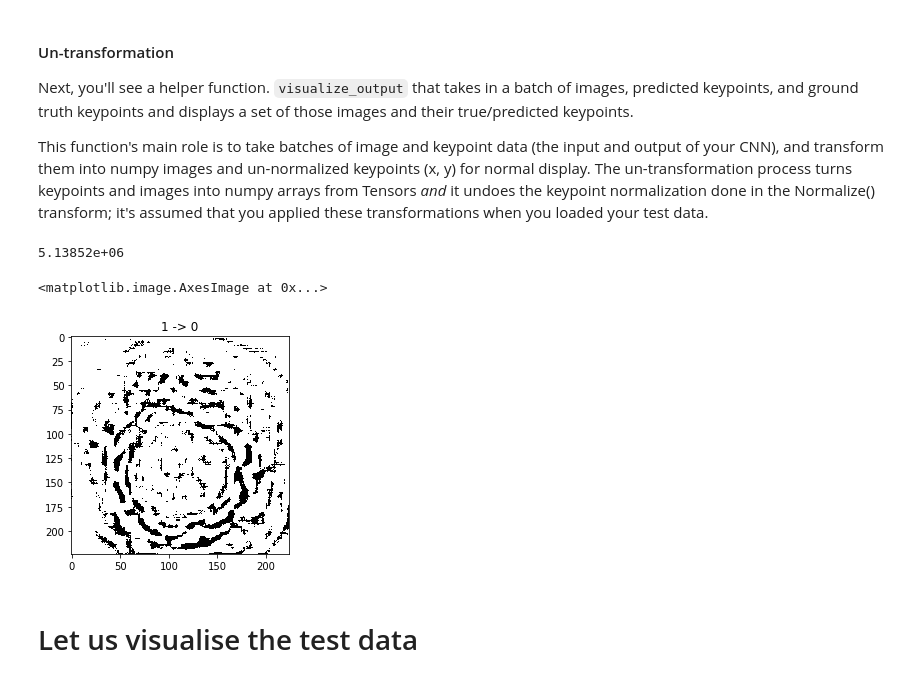
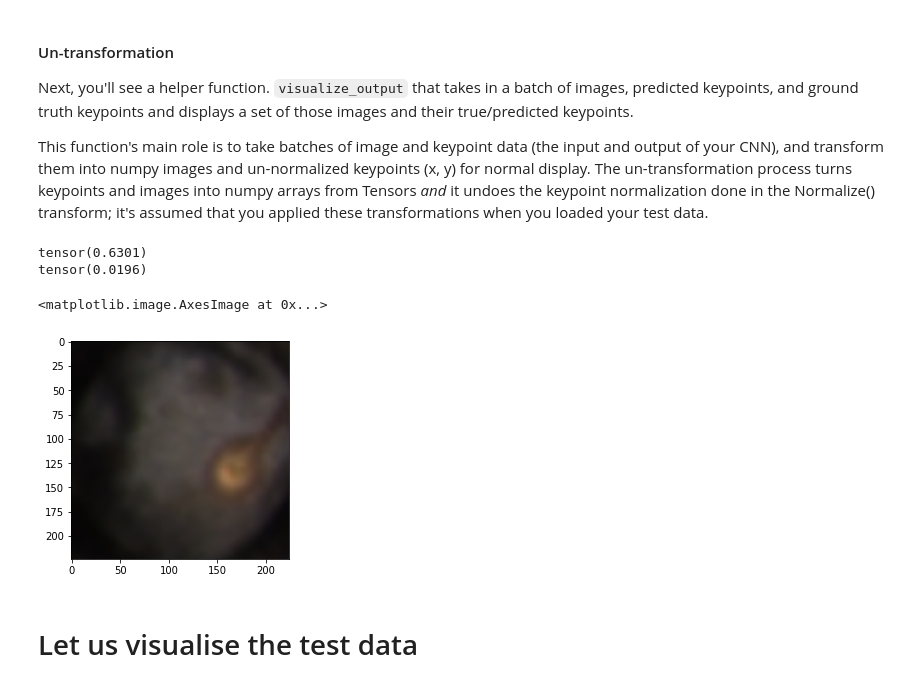
Before and after one commit to RenSilvaAU/fruit-tl, a Jupyter notebook: Fruit_Classifier-With transfer learning.ipynb, the cells around one changed output. Drawn from its saved outputs; the diff is of its cells as text; code cells hidden in the pictures.

```diff
--- a/Fruit_Classifier.ipynb
+++ b/Fruit_Classifier-With transfer learning.ipynb
@@ -67,6 +88,6 @@ I have already trained this model, and saved the weights in **saved_models/best_
 model_dir = 'saved_models/'
 model_name = 'best_ever.pt'
 
-net.load_state_dict(torch.load(model_dir+model_name))
+# net.load_state_dict(torch.load(model_dir+model_name))
 net.eval()
 # %% [output]
@@ -208,22 +246,26 @@ class Normalize(object):
         img_class_copy = np.copy(img_class)
 
         # convert image to grayscale
-        image_copy = cv2.cvtColor(image_copy, cv2.COLOR_RGB2GRAY)
+        # image_copy = cv2.cvtColor(image_copy, cv2.COLOR_RGB2GRAY)
 
         # print('\n\nmax is: ', image_copy.max())
 
-        image_copy =  (image_copy * 256.00).round() # bring image back to 0-255
+        # image_copy =  (image_copy * 256.00).round() # bring image back to 0-255
 
         # print('now max is: ', image_copy.max())
 
-        image_copy = cv2.adaptiveThreshold(image_copy.astype(np.uint8),120,cv2.ADAPTIVE_THRESH_GAUSSIAN_C,\
-            cv2.THRESH_BINARY,11,2)
+        #image_copy = cv2.adaptiveThreshold(image_copy.astype(np.uint8),255,cv2.ADAPTIVE_THRESH_GAUSSIAN_C,\
+        #    cv2.THRESH_BINARY,15,1)
 
         # print('now max is: ', image_copy.max())
 
         # scale color range from [0, 255] to [0, 1]
-        image_copy =  image_copy.astype(np.float32) / 256.00
+
+        if image.max() > 1:
+            image_copy =  image_copy / 256.00
+
         # print('now max is: ', image_copy.max())
+
 
         return {'image': image_copy, 'class': img_class}
 
@@ -466,19 +508,19 @@ This function's main role is to take batches of image and keypoint data (the inp
 # %%
 # a random number
 i = random.randint(0,len(test_images) - 1)
 
 image = test_images[i].data   # get the image from its wrapper
-image = image.numpy() * 256   # convert to numpy array from a Tensor
 image = np.transpose(image, (1, 2, 0))   # transpose to go from torch to numpy image
 
-print(image.sum())
-
-plt.title('{} -> {}'.format(round(gt_pts[i].data.item()),round(test_outputs[i].data.item())))
-plt.imshow(np.squeeze(image),cmap='gray')
+print(image.max())
+print(image.min())
+# plt.title('{} -> {}'.format(round(gt_pts[i].data.item()),round(test_outputs[i].data.item())))
+plt.imshow(np.squeeze(image))
 # %% [output]
-5.13852e+06
+tensor(0.6301)
+tensor(0.0196)
 <matplotlib.image.AxesImage at 0x...>
-[figure, old version]
+[figure, new version]
 # %% [markdown]
 # Let us visualise the test data
 # %%
```
Also changed, not shown: parts of 15 cells of this notebook, 5 other files.
